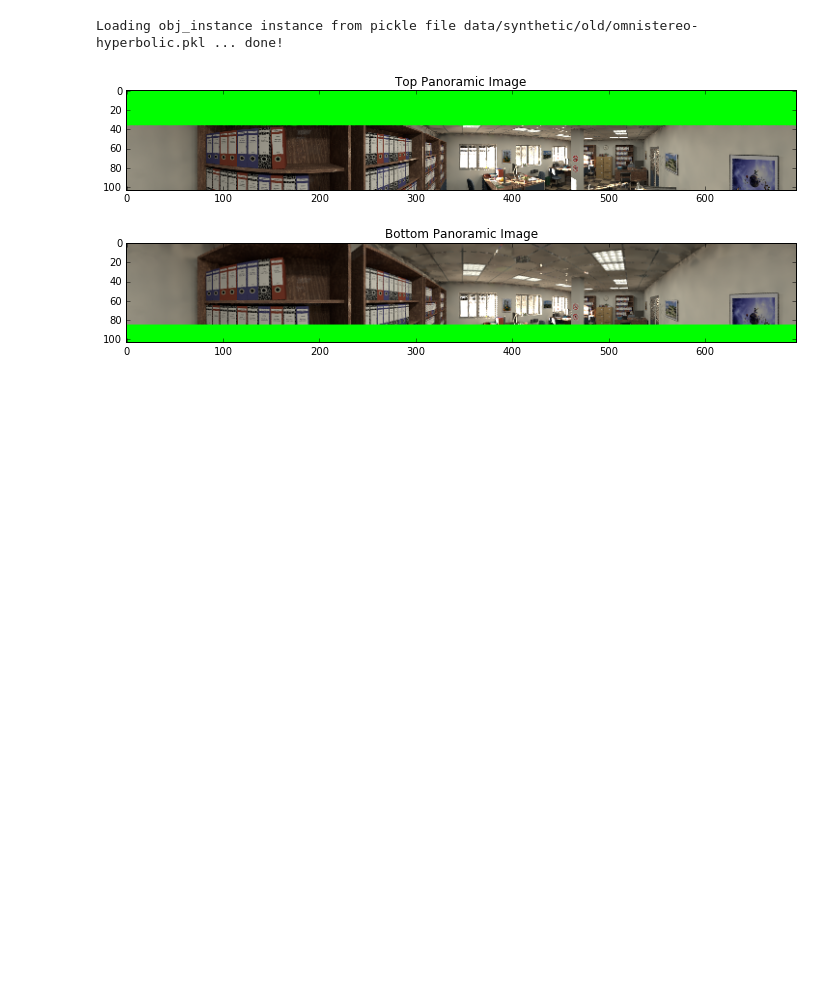
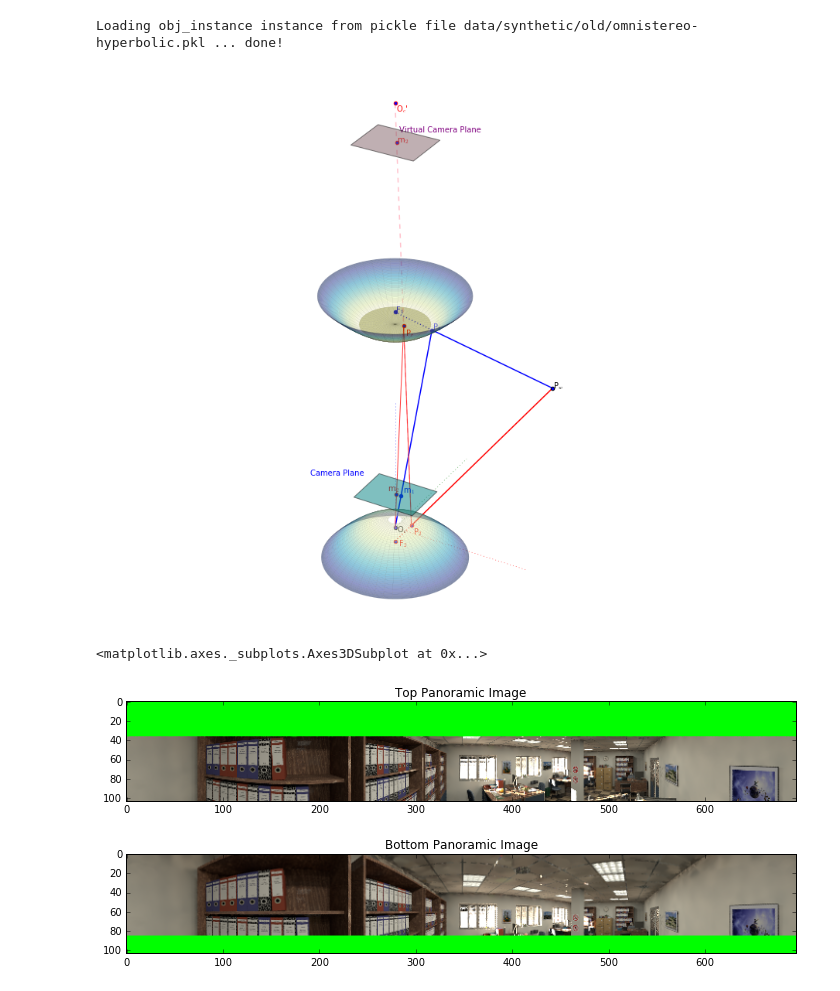
Before and after one commit to ubuntuslave/omnistereo_sensor_design, a Jupyter notebook: HyperCata Demo.ipynb, the cells around one changed output. Drawn from its saved outputs; the diff is of its cells as text; code cells hidden in the pictures; blank space fills up the shorter version.

Commit message:
3D Plot is added to notebook. However, it is not interactive, yet.

```diff
--- a/HyperCata Demo.ipynb
+++ b/HyperCata Demo.ipynb
@@ -67,6 +67,15 @@ omnistereo_model = common_tools.load_obj_from_pickle(omnistereo_model_filename)
 Reading data/synthetic/old/office/office-old-0.png...success
 [figure]
 Loading obj_instance instance from pickle file data/synthetic/old/omnistereo-hyperbolic.pkl ... done!
+# %%
+xw, yw, zw = 80, 10 , 100
+# Pw = [(xw, yw, zw), (-xw, yw, zw), (xw, -yw, zw), (-xw, -yw, zw)]
+Pw = [(xw, yw, zw)]
+from omnistereo.common_plot import draw_fwd_projection_omnistereo
+draw_fwd_projection_omnistereo(omnistereo_model, Pw, verbose=False, fig_size=(10,10))
+# %% [output]
+[figure, added]
+<matplotlib.axes._subplots.Axes3DSubplot at 0x...>
 # %%
 if show_panoramic_img and opencv_exists:
     #omnistereo_model.view_all_panoramas(omni_img_filename_template, img_indices, win_name_modifier=pano_win_name_prefix, use_mask=True, mask_color_RGB=(0, 255, 0))
```
